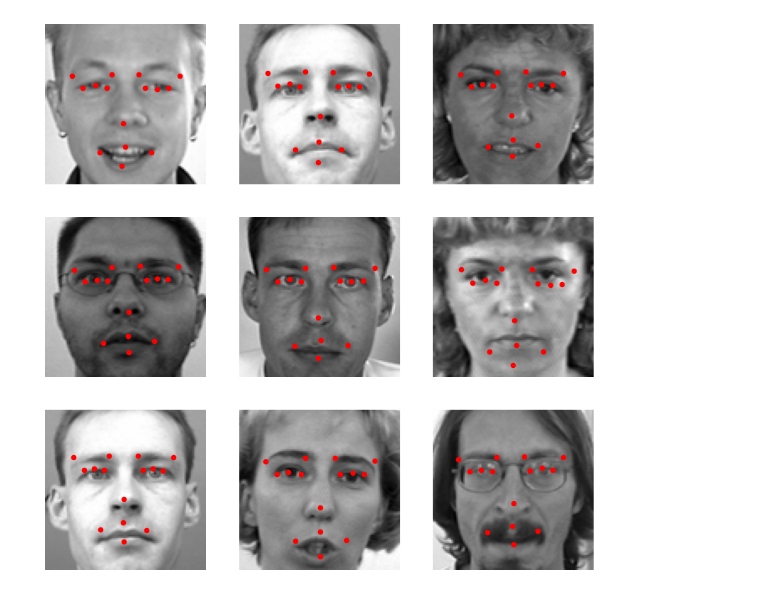
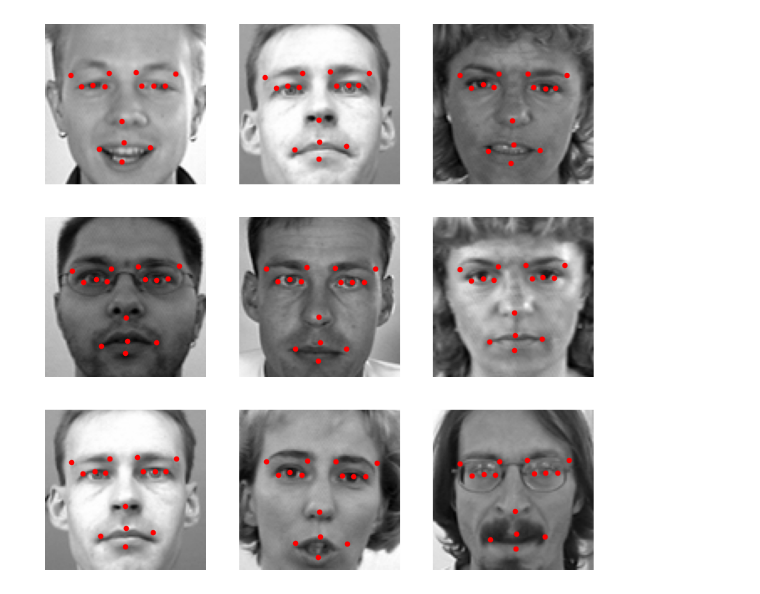
Before and after one commit to Jespy616/Facial-Keypoint-Detection, a Jupyter notebook: torchFinalProcject.ipynb, the cells around one changed output. Saved outputs shown, nothing was run; the diff lists cells and outputs as text; code cells hidden in the pictures.

```diff
--- a/torchFinalProcject.ipynb
+++ b/torchFinalProcject.ipynb
@@ -199,21 +199,22 @@ y_pred = np.concatenate(y_pred, axis=0)
 # %%
 import matplotlib.pyplot as plt
 
-def showPrediction(image, keypoints, size, idx): # Shows the image with the predicted keypoints
+def showPrediction(image, keypoints, size, idx, color="red"): # Shows the image with the predicted keypoints
     plt.subplot(int(size ** 0.5), int(size ** 0.5), idx + 1)
     plt.imshow(image, cmap='gray')
     for i in range(0, len(keypoints), 2):
-        plt.scatter(keypoints[i], keypoints[i+1], c='red', s=20)
+        plt.scatter(keypoints[i], keypoints[i+1], c=color, s=20)
     plt.axis('off')
 
 X_test = X_test.reshape(-1, 96, 96)
 
 plt.figure(figsize=(10, 10))
+offset = 40
 for idx in range(9):
-    showPrediction(X_test[idx + 40], y_pred[idx], 9, idx)
+    showPrediction(X_test[idx + offset], y_pred[idx + offset], 9, idx)
 plt.show()
 # %% [output]
-[figure, old version]
+[figure, new version]
 # %%
 ids = {
     "left_eye_center_x": 0,
```
Also changed, not shown: parts of 3 cells of this notebook, 4 other files.
